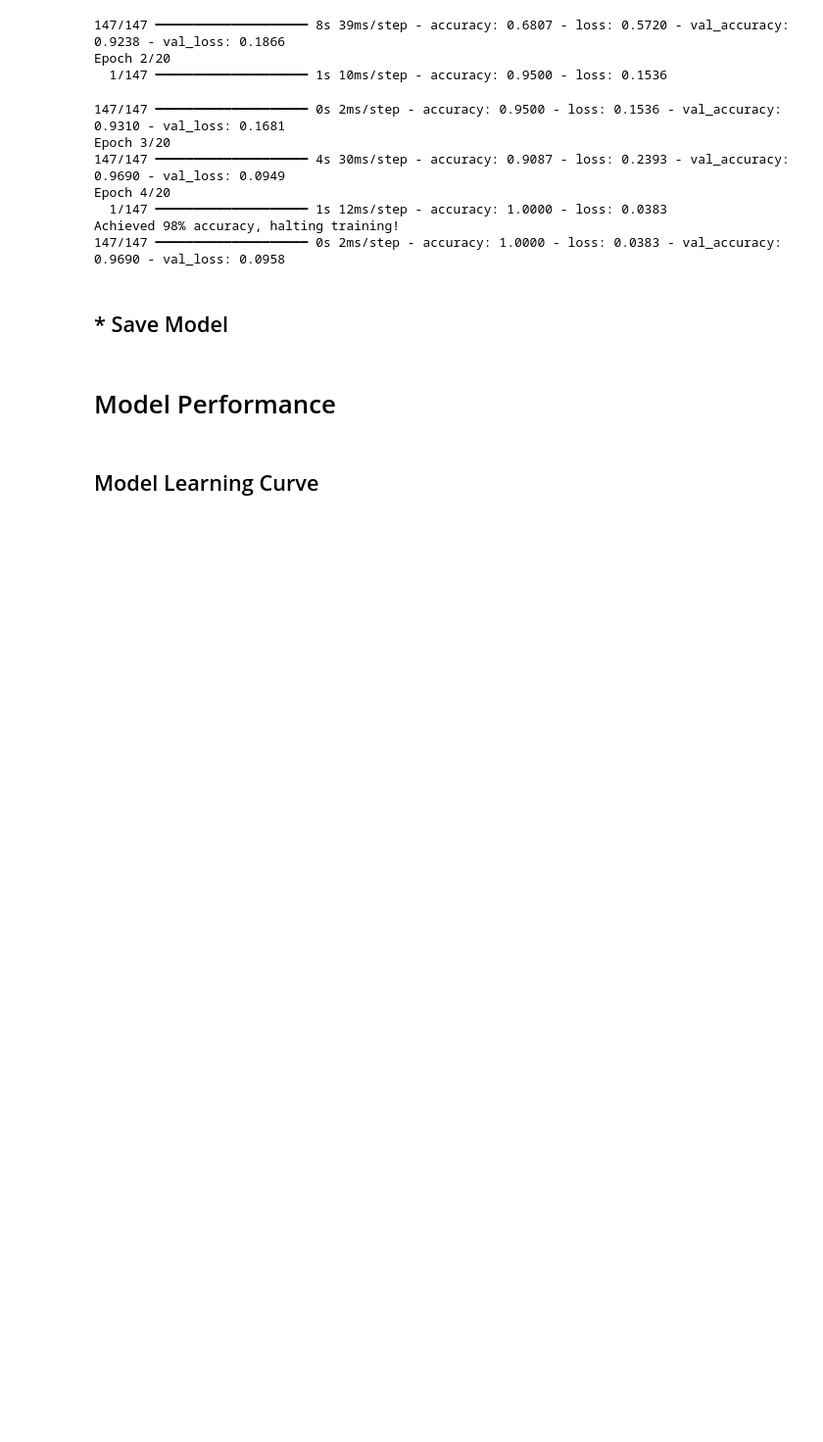
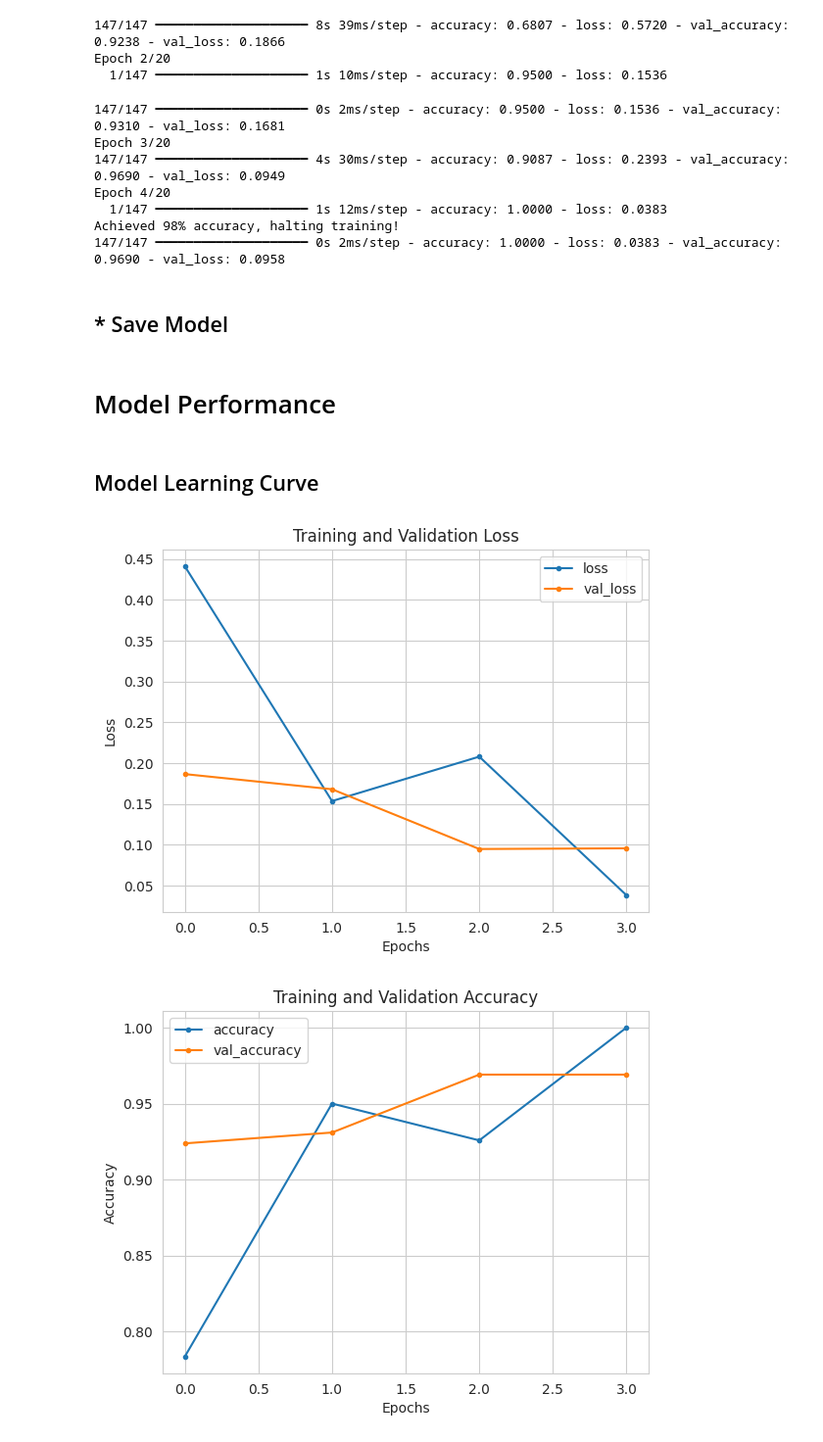
Before and after one commit to Seafzz/cherry, a Jupyter notebook: jupyter_notebooks/modelevaluation.ipynb, the cells around one changed output. Shown at 98% size. Saved outputs shown, nothing was run; the diff lists cells and outputs as text; code cells hidden in the pictures; blank space fills up the shorter version.

Commit message:
added Model learning curve for training and validation loss

```diff
--- a/jupyter_notebooks/modelevaluation.ipynb
+++ b/jupyter_notebooks/modelevaluation.ipynb
@@ -370,3 +370,28 @@ model.save('outputs/v1/cherry_leaves_modelv1.keras')
 # Model Performance
 # %% [markdown]
 ## Model Learning Curve
+# %%
+#DataFrame from model history
+losses = pd.DataFrame(history.history)
+
+#the style for the plots
+sns.set_style("whitegrid")
+
+# Plot and save the training losses
+losses[['loss', 'val_loss']].plot(style='.-')
+plt.title("Training and Validation Loss")
+plt.xlabel("Epochs")
+plt.ylabel("Loss")
+plt.savefig(f'{file_path}/model_training_losses.png', bbox_inches='tight', dpi=150)
+plt.show()
+
+# Plot and save the training accuracy
+losses[['accuracy', 'val_accuracy']].plot(style='.-')
+plt.title("Training and Validation Accuracy")
+plt.xlabel("Epochs")
+plt.ylabel("Accuracy")
+plt.savefig(f'{file_path}/model_training_acc.png', bbox_inches='tight', dpi=150)
+plt.show()
+# %% [output]
+[figure, added]
+[figure, added]
```
Also changed, not shown: 2 other files.
